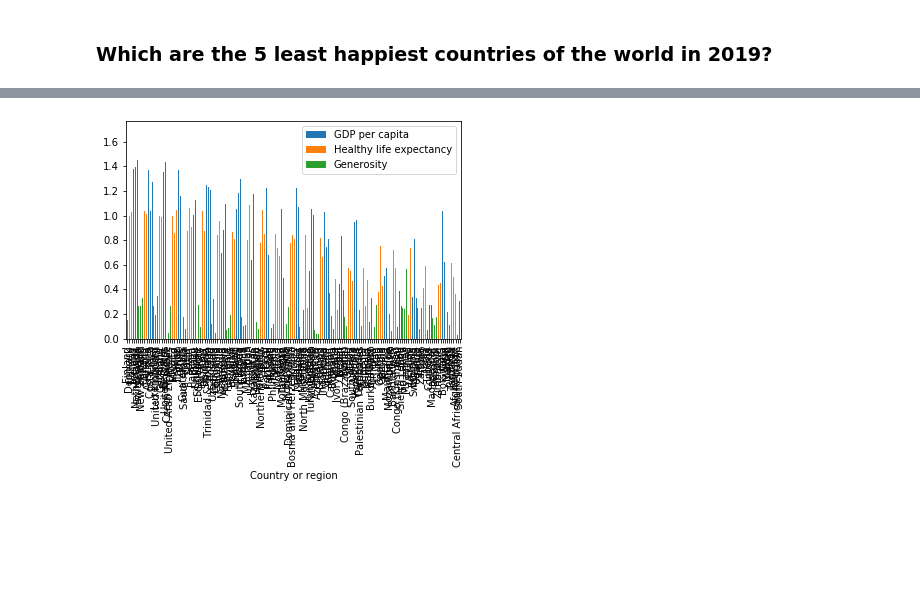
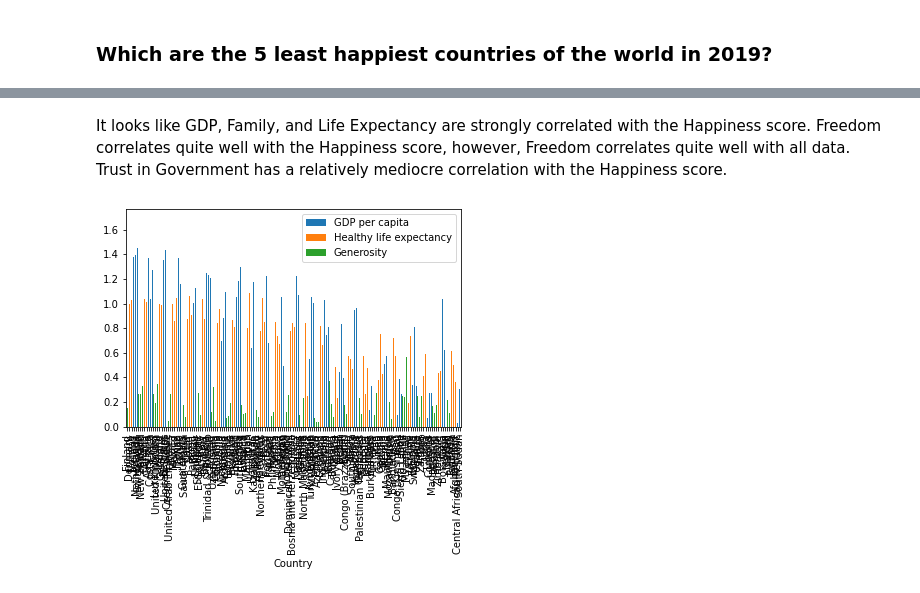
Before and after one commit to write2sushma/Capstone-14, a Jupyter notebook: happiness_report.ipynb, the cells around one changed output, grey strips where cells are left out. Saved outputs shown, nothing was run; the diff lists cells and outputs as text; code cells hidden in the pictures; blank space fills up the shorter version.

Commit message:
Finalized presentation and happiness report analysis

```diff
--- a/happiness_report.ipynb
+++ b/happiness_report.ipynb
@@ -33,0 +37,4 @@ df_2019
+# %%
+# rename column for easier processing
+df_2019.rename(columns={"Country or region": "Country"}, inplace=True)
+df_2019
@@ -115,5 +235,7 @@ Some visuals:
+# %% [markdown]
+It looks like GDP, Family, and Life Expectancy are strongly correlated with the Happiness score. Freedom correlates quite well with the Happiness score, however, Freedom correlates quite well with all data. Trust in Government has a relatively mediocre correlation with the Happiness score.
 # %%
-df_2019.plot(x="Country or region", y=["GDP per capita", "Healthy life expectancy", "Generosity"], kind="bar")
+df_2019.plot(x="Country", y=["GDP per capita", "Healthy life expectancy", "Generosity"], kind="bar")
 plt.show()
 # %% [output]
-[figure, old version]
+[figure, new version]
```
Also changed, not shown: parts of 23 cells of this notebook, 5 other files.
